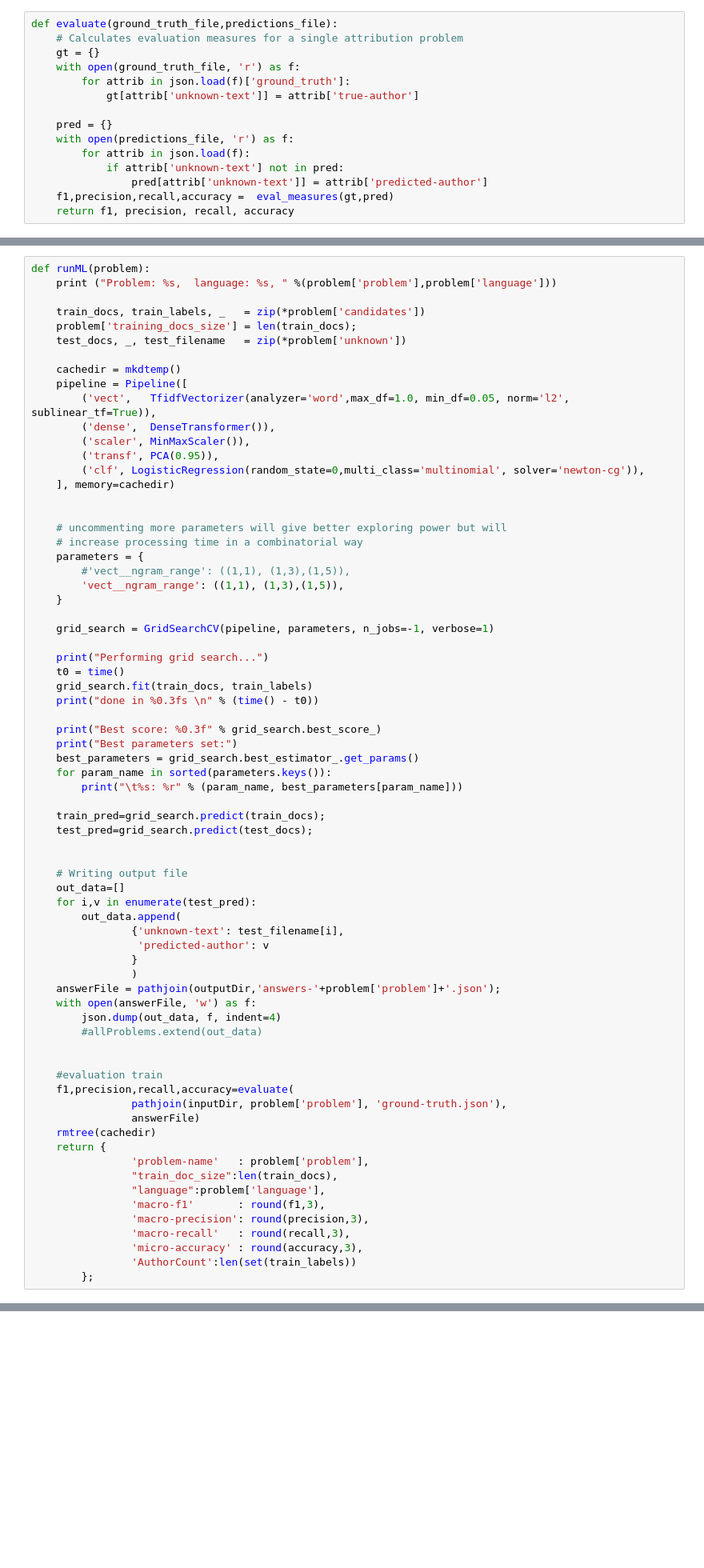
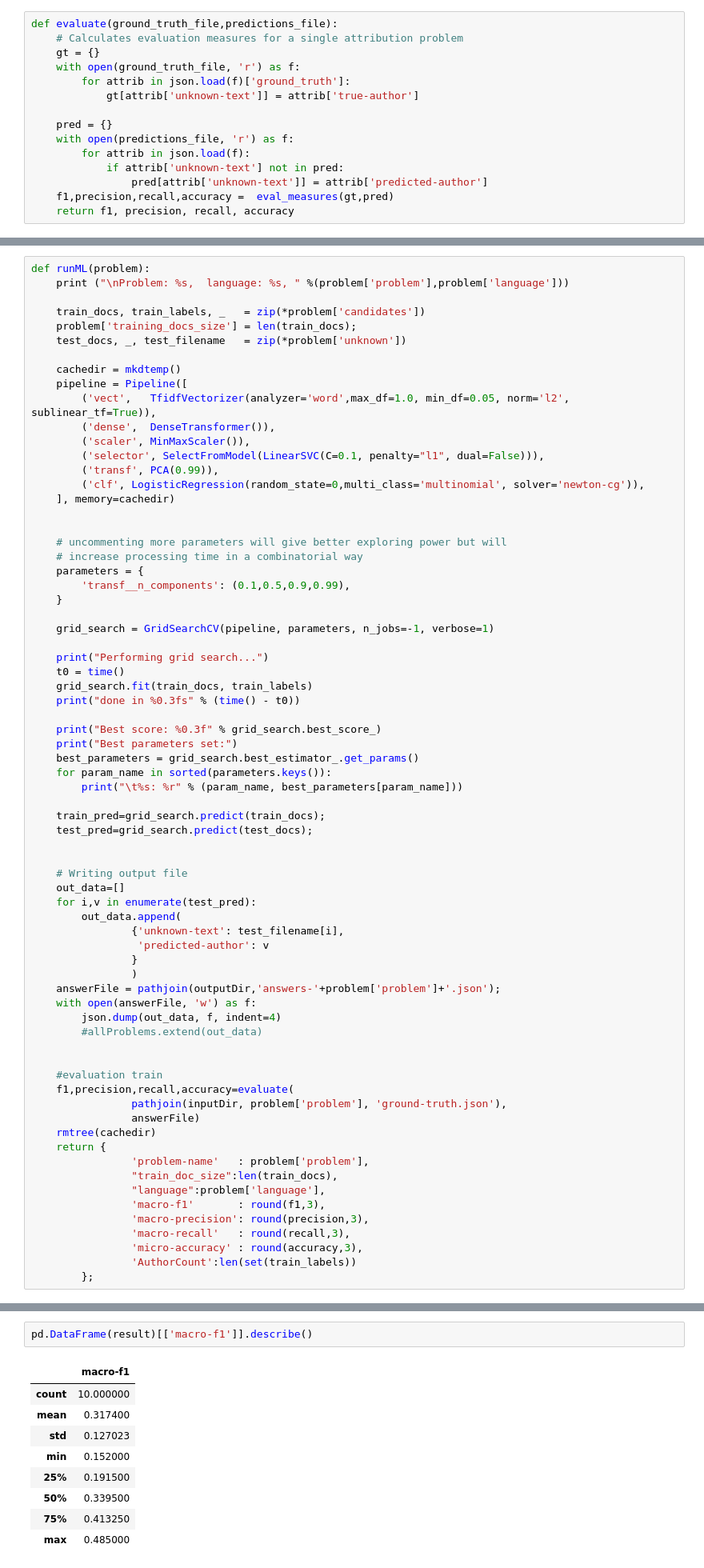
Before and after one commit to jeleandro/dataScienceNotebook, a Jupyter notebook: PAN_AA_2018-word.ipynb, the cells around one changed output, grey strips where cells are left out. Shown at 80% size. Saved outputs shown, nothing was run; the diff lists cells and outputs as text; blank space fills up the shorter version.

Commit message:
pan exploratory data analysis

```diff
--- a/PAN_AA_2018-word.ipynb
+++ b/PAN_AA_2018-word.ipynb
@@ -298,6 +301,6 @@ class DenseTransformer(BaseEstimator):
 # %%
 def runML(problem):
-    print ("Problem: %s,  language: %s, " %(problem['problem'],problem['language']))
+    print ("\nProblem: %s,  language: %s, " %(problem['problem'],problem['language']))
 
     train_docs, train_labels, _   = zip(*problem['candidates'])
     problem['training_docs_size'] = len(train_docs);
@@ -308,7 +311,8 @@ def runML(problem):
         ('vect',   TfidfVectorizer(analyzer='word',max_df=1.0, min_df=0.05, norm='l2', sublinear_tf=True)),
         ('dense',  DenseTransformer()),
         ('scaler', MinMaxScaler()),
-        ('transf', PCA(0.95)),
+        ('selector', SelectFromModel(LinearSVC(C=0.1, penalty="l1", dual=False))),
+        ('transf', PCA(0.99)),
         ('clf', LogisticRegression(random_state=0,multi_class='multinomial', solver='newton-cg')),
     ], memory=cachedir)
 
@@ -316,8 +320,7 @@ def runML(problem):
     # uncommenting more parameters will give better exploring power but will
     # increase processing time in a combinatorial way
     parameters = {
-        #'vect__ngram_range': ((1,1), (1,3),(1,5)),
-        'vect__ngram_range': ((1,1), (1,3),(1,5)),
+        'transf__n_components': (0.1,0.5,0.9,0.99),
     }
 
     grid_search = GridSearchCV(pipeline, parameters, n_jobs=-1, verbose=1)
@@ -325,7 +328,7 @@ def runML(problem):
     print("Performing grid search...")
     t0 = time()
     grid_search.fit(train_docs, train_labels)
-    print("done in %0.3fs \n" % (time() - t0))
+    print("done in %0.3fs" % (time() - t0))
 
     print("Best score: %0.3f" % grid_search.best_score_)
     print("Best parameters set:")
@@ -424,3 +427,15 @@ Fitting 3 folds for each of 3 candidates, totalling 9 fits
 ... (10 outputs left out)
+# %%
+pd.DataFrame(result)[['macro-f1']].describe()
+# %% [output]
+|  | macro-f1 |
+| count | 10.000000 |
+| mean | 0.317400 |
+| std | 0.127023 |
+| min | 0.152000 |
+| 25% | 0.191500 |
+| 50% | 0.339500 |
+| 75% | 0.413250 |
+| max | 0.485000 |
 # %%
 pd.DataFrame(result)[['macro-f1']].describe()
```
Also changed, not shown: parts of 3 cells of this notebook, 3 other files.
